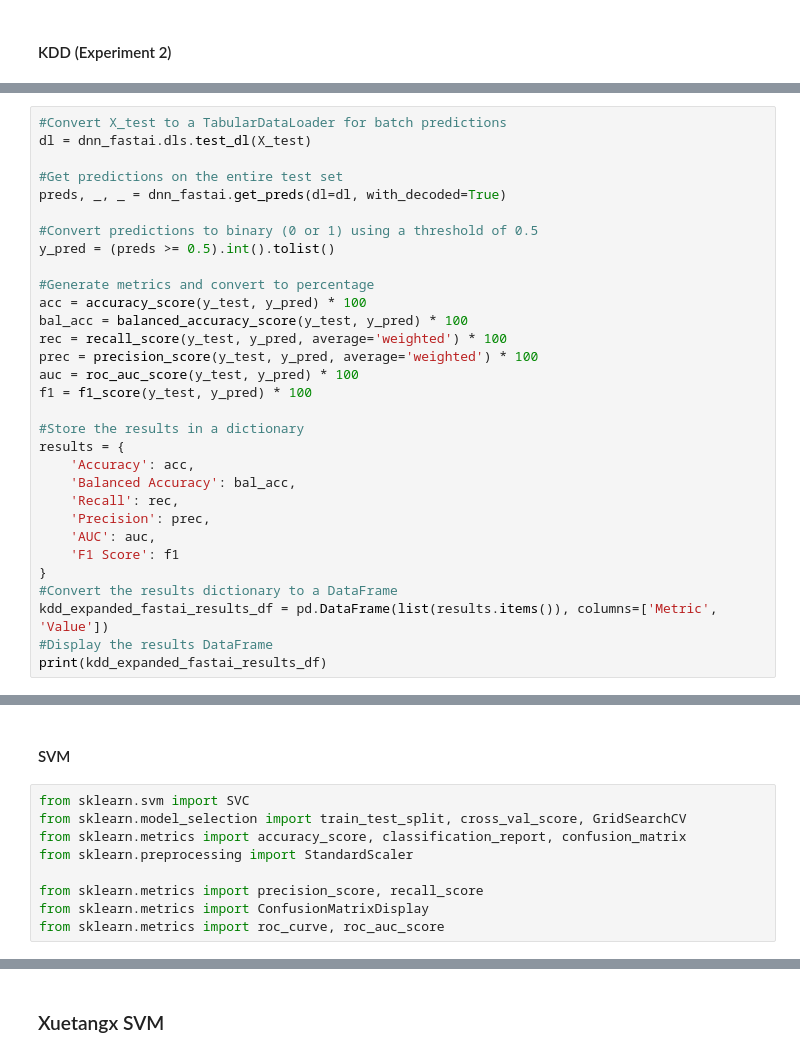
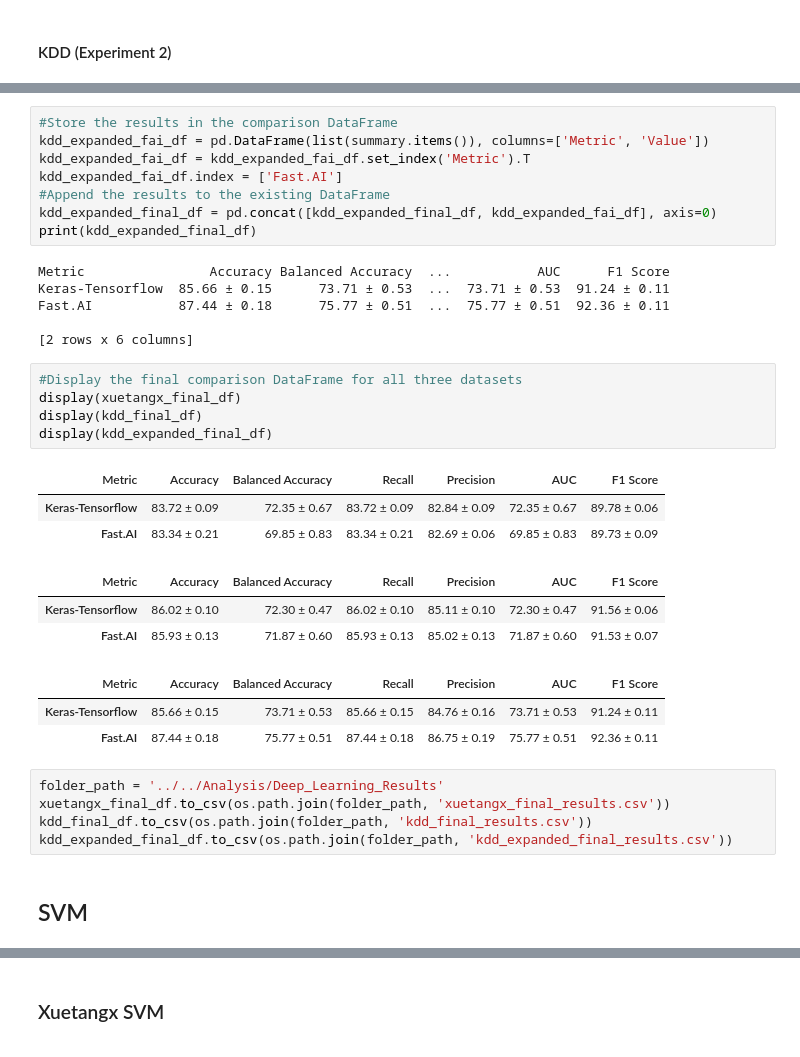
Before and after one commit to chance-roberts/DATA6550-Reproducibility, a Jupyter notebook: Code/Roberts/RobertsC_Code.ipynb, the cells around one changed output, grey strips where cells are left out. Drawn from its saved outputs; the diff is of its cells as text.

```diff
--- a/Code/Roberts/RobertsC_Code.ipynb
+++ b/Code/Roberts/RobertsC_Code.ipynb
@@ -507,31 +669,0 @@ dnn_fastai.fit_one_cycle(5)
-# %%
-#Convert X_test to a TabularDataLoader for batch predictions
-dl = dnn_fastai.dls.test_dl(X_test)
-
-#Get predictions on the entire test set
-preds, _, _ = dnn_fastai.get_preds(dl=dl, with_decoded=True)
-
-#Convert predictions to binary (0 or 1) using a threshold of 0.5
-y_pred = (preds >= 0.5).int().tolist()
-
-#Generate metrics and convert to percentage
-acc = accuracy_score(y_test, y_pred) * 100
-bal_acc = balanced_accuracy_score(y_test, y_pred) * 100
-rec = recall_score(y_test, y_pred, average='weighted') * 100
-prec = precision_score(y_test, y_pred, average='weighted') * 100
-auc = roc_auc_score(y_test, y_pred) * 100
-f1 = f1_score(y_test, y_pred) * 100
-
-#Store the results in a dictionary
-results = {
-    'Accuracy': acc,
-    'Balanced Accuracy': bal_acc,
-    'Recall': rec,
-    'Precision': prec,
-    'AUC': auc,
-    'F1 Score': f1
-}
-#Convert the results dictionary to a DataFrame
-kdd_expanded_fastai_results_df = pd.DataFrame(list(results.items()), columns=['Metric', 'Value'])
-#Display the results DataFrame
-print(kdd_expanded_fastai_results_df)
@@ -547,11 +770,36 @@ print(kdd_expanded_fastai_results_df)
+# %%
+#Store the results in the comparison DataFrame
+kdd_expanded_fai_df = pd.DataFrame(list(summary.items()), columns=['Metric', 'Value'])
+kdd_expanded_fai_df = kdd_expanded_fai_df.set_index('Metric').T
+kdd_expanded_fai_df.index = ['Fast.AI']
+#Append the results to the existing DataFrame
+kdd_expanded_final_df = pd.concat([kdd_expanded_final_df, kdd_expanded_fai_df], axis=0)
+print(kdd_expanded_final_df)
+# %% [output]
+Metric                Accuracy Balanced Accuracy  ...           AUC      F1 Score
+Keras-Tensorflow  85.66 ± 0.15      73.71 ± 0.53  ...  73.71 ± 0.53  91.24 ± 0.11
+Fast.AI           87.44 ± 0.18      75.77 ± 0.51  ...  75.77 ± 0.51  92.36 ± 0.11
+
+[2 rows x 6 columns]
+# %%
+#Display the final comparison DataFrame for all three datasets
+display(xuetangx_final_df)
+display(kdd_final_df)
+display(kdd_expanded_final_df)
+# %% [output]
+| Metric | Accuracy | Balanced Accuracy | Recall | Precision | AUC | F1 Score |
+| Keras-Tensorflow | 83.72 ± 0.09 | 72.35 ± 0.67 | 83.72 ± 0.09 | 82.84 ± 0.09 | 72.35 ± 0.67 | 89.78 ± 0.06 |
+| Fast.AI | 83.34 ± 0.21 | 69.85 ± 0.83 | 83.34 ± 0.21 | 82.69 ± 0.06 | 69.85 ± 0.83 | 89.73 ± 0.09 |
+| Metric | Accuracy | Balanced Accuracy | Recall | Precision | AUC | F1 Score |
+| Keras-Tensorflow | 86.02 ± 0.10 | 72.30 ± 0.47 | 86.02 ± 0.10 | 85.11 ± 0.10 | 72.30 ± 0.47 | 91.56 ± 0.06 |
+| Fast.AI | 85.93 ± 0.13 | 71.87 ± 0.60 | 85.93 ± 0.13 | 85.02 ± 0.13 | 71.87 ± 0.60 | 91.53 ± 0.07 |
+| Metric | Accuracy | Balanced Accuracy | Recall | Precision | AUC | F1 Score |
+| Keras-Tensorflow | 85.66 ± 0.15 | 73.71 ± 0.53 | 85.66 ± 0.15 | 84.76 ± 0.16 | 73.71 ± 0.53 | 91.24 ± 0.11 |
+| Fast.AI | 87.44 ± 0.18 | 75.77 ± 0.51 | 87.44 ± 0.18 | 86.75 ± 0.19 | 75.77 ± 0.51 | 92.36 ± 0.11 |
+# %%
+folder_path = '../../Analysis/Deep_Learning_Results'
+xuetangx_final_df.to_csv(os.path.join(folder_path, 'xuetangx_final_results.csv'))
+kdd_final_df.to_csv(os.path.join(folder_path, 'kdd_final_results.csv'))
+kdd_expanded_final_df.to_csv(os.path.join(folder_path, 'kdd_expanded_final_results.csv'))
 # %% [markdown]
-#### SVM
+## SVM
-# %%
-from sklearn.svm import SVC
-from sklearn.model_selection import train_test_split, cross_val_score, GridSearchCV
-from sklearn.metrics import accuracy_score, classification_report, confusion_matrix
-from sklearn.preprocessing import StandardScaler
-
-from sklearn.metrics import precision_score, recall_score
-from sklearn.metrics import ConfusionMatrixDisplay
-from sklearn.metrics import roc_curve, roc_auc_score
```
Also changed, not shown: parts of 50 cells of this notebook, 3 other files.
